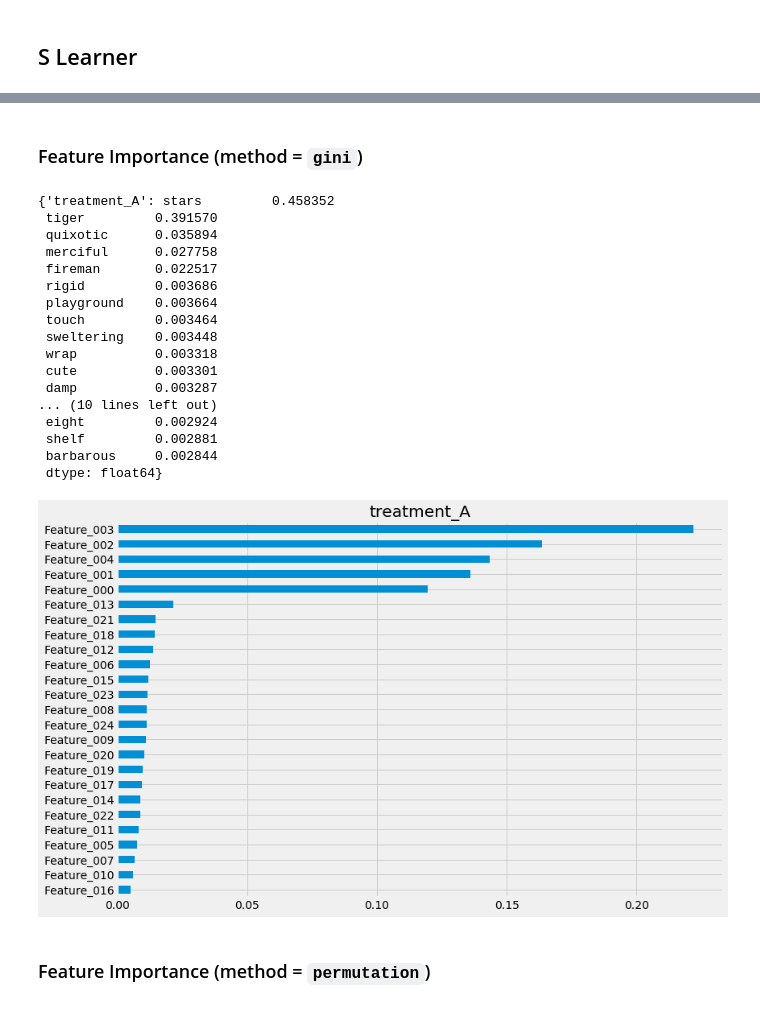
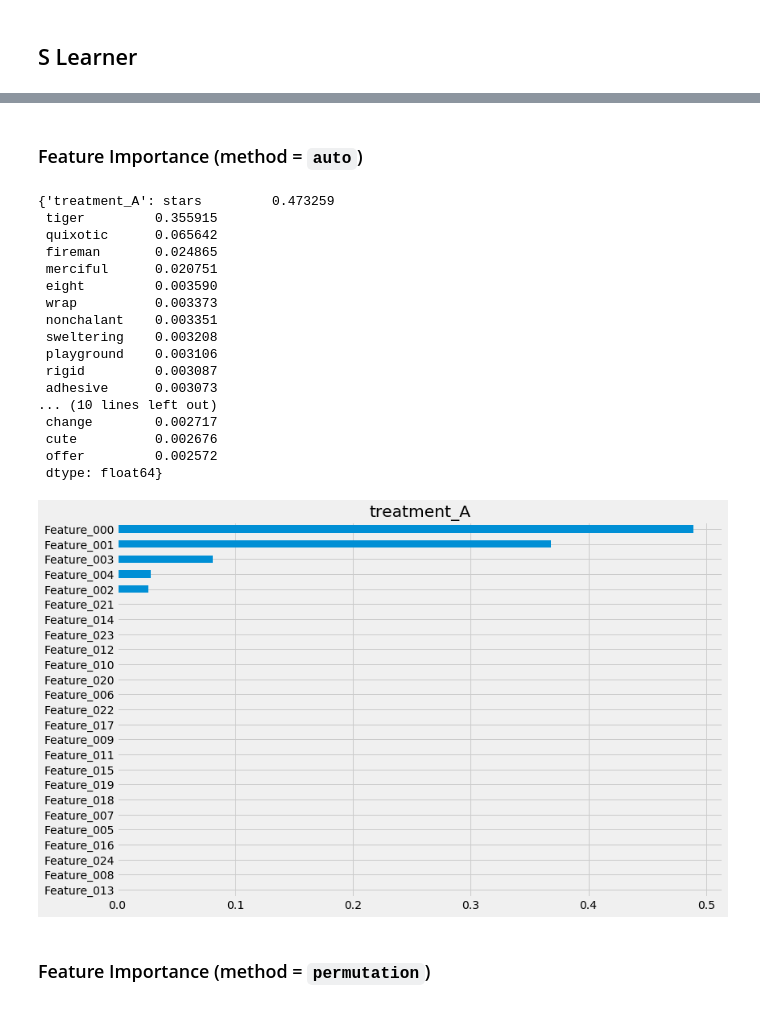
Before and after one commit to uber/causalml, a Jupyter notebook: examples/feature_interpretations_example.ipynb, the cells around one changed output, grey strips where cells are left out. Drawn from its saved outputs; the diff is of its cells as text; code cells hidden in the pictures.

```diff
--- a/examples/feature_interpretations_example.ipynb
+++ b/examples/feature_interpretations_example.ipynb
@@ -48,38 +62,39 @@ array([0.55696798])
 # %%
 slearner_tau = slearner.fit_predict(X, w_multi, y)
 # %% [markdown]
-### Feature Importance (method = `gini`)
+### Feature Importance (method = `auto`)
 # %%
-model_tau_feature = RandomForestRegressor()  # specify model for model_tau_feature
 feature_names = ['stars', 'tiger', 'merciful', 'quixotic', 'fireman', 'dependent',
                  'shelf', 'touch', 'barbarous', 'clammy', 'playground', 'rain', 'offer',
                  'cute', 'future', 'damp', 'nonchalant', 'change', 'rigid', 'sweltering',
                  'eight', 'wrap', 'lethal', 'adhesive', 'lip']  # specify feature names
 
+model_tau_feature = RandomForestRegressor()  # specify model for model_tau_feature
+
 slearner.get_importance(X=X, tau=slearner_tau, model_tau_feature=model_tau_feature,
-                        normalize=True, method='gini', features=feature_names)
+                        normalize=True, method='auto', features=feature_names)
 # %% [output]
-{'treatment_A': stars         0.458352
- tiger         0.391570
- quixotic      0.035894
- merciful      0.027758
- fireman       0.022517
- rigid         0.003686
- playground    0.003664
- touch         0.003464
- sweltering    0.003448
- wrap          0.003318
- cute          0.003301
- damp          0.003287
+{'treatment_A': stars         0.473259
+ tiger         0.355915
+ quixotic      0.065642
+ fireman       0.024865
+ merciful      0.020751
+ eight         0.003590
+ wrap          0.003373
+ nonchalant    0.003351
+ sweltering    0.003208
+ playground    0.003106
+ rigid         0.003087
+ adhesive      0.003073
 ... (10 lines left out)
- eight         0.002924
- shelf         0.002881
- barbarous     0.002844
+ change        0.002717
+ cute          0.002676
+ offer         0.002572
  dtype: float64}
 # %%
-slearner.plot_importance(X=X, tau=slearner_tau, normalize=True, method='gini')
+slearner.plot_importance(X=X, tau=slearner_tau, normalize=True, method='auto')
 # %% [output]
-[figure, old version]
+[figure, new version]
 # %% [markdown]
 ### Feature Importance (method = `permutation`)
 # %%
```
Also changed, not shown: parts of 49 cells of this notebook.
